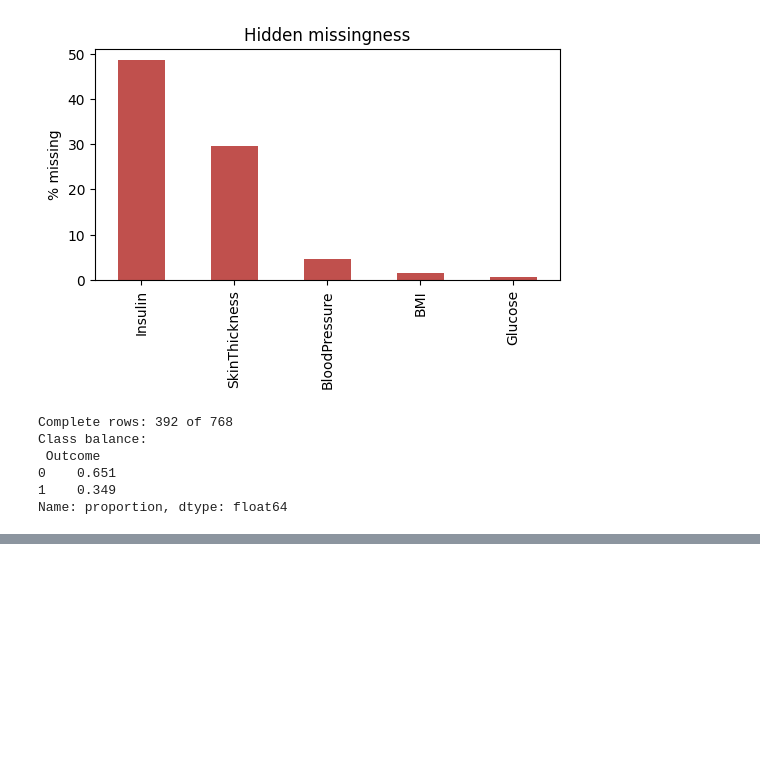
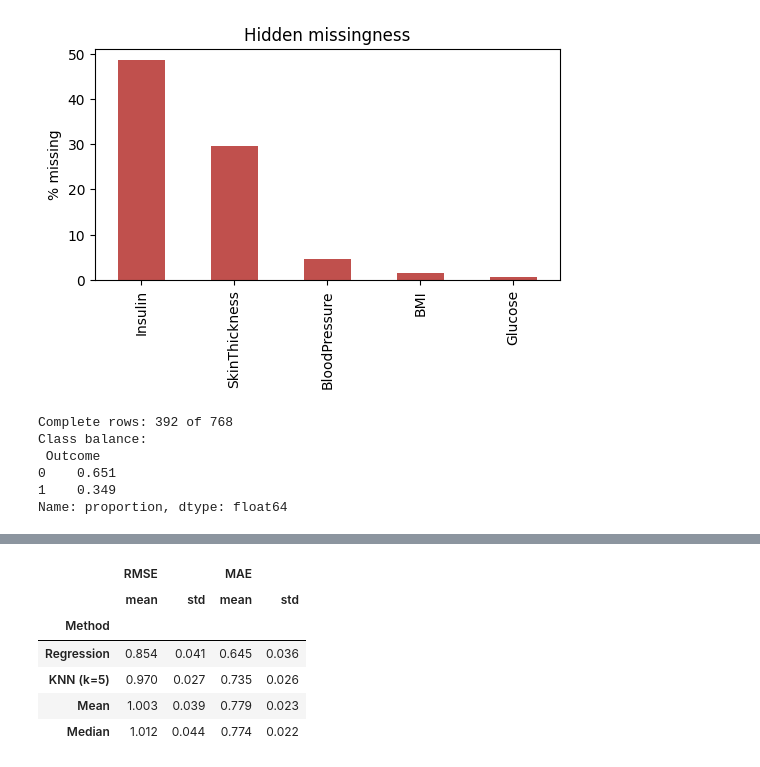
Before and after one commit to lamia-khd/react-router, a Jupyter notebook: imputation_and_imbalance.ipynb, the cells around one changed output, grey strips where cells are left out. Cells and saved outputs as stored; diff of their text form; code cells hidden in the pictures; blank space fills up the shorter version.

```diff
--- a/imputation_and_imbalance.ipynb
+++ b/imputation_and_imbalance.ipynb
@@ -70,0 +187,20 @@ Name: proportion, dtype: float64
+# %%
+# Run the benchmark: hide 20\% of selected values, repeat 5 times
+res_imp = benchmark_imputation(frac=0.20, n_rep=5)
+# For each method, calculate the average error and standard deviation
+# across the five repetitions, then rank methods by average RMSE
+summary_imp = (
+res_imp.groupby("Method")[["RMSE", "MAE"]]
+.agg(["mean", "std"])
+.sort_values(("RMSE", "mean"))
+)
+# Display results rounded to three decimal places
+display(summary_imp.round(3))
+# %% [output]
+|  | RMSE |  | MAE |  |
+|  | mean | std | mean | std |
+| Method |  |  |  |  |
+| Regression | 0.854 | 0.041 | 0.645 | 0.036 |
+| KNN (k=5) | 0.970 | 0.027 | 0.735 | 0.026 |
+| Mean | 1.003 | 0.039 | 0.779 | 0.023 |
+| Median | 1.012 | 0.044 | 0.774 | 0.022 |
```
Also changed, not shown: parts of 8 cells of this notebook.
